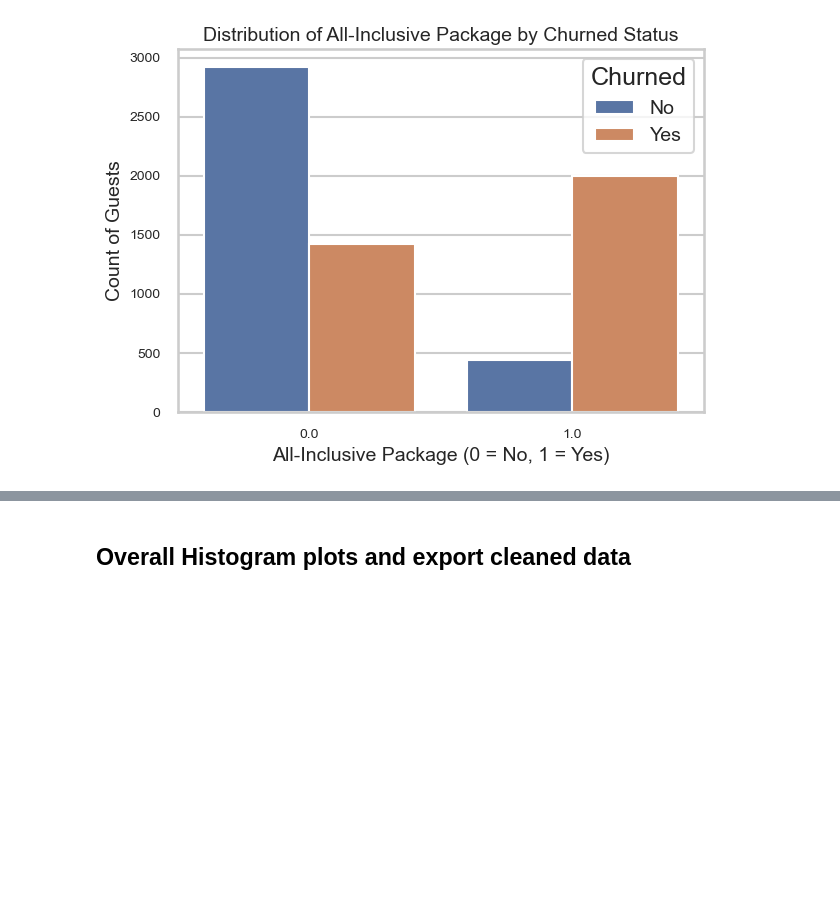
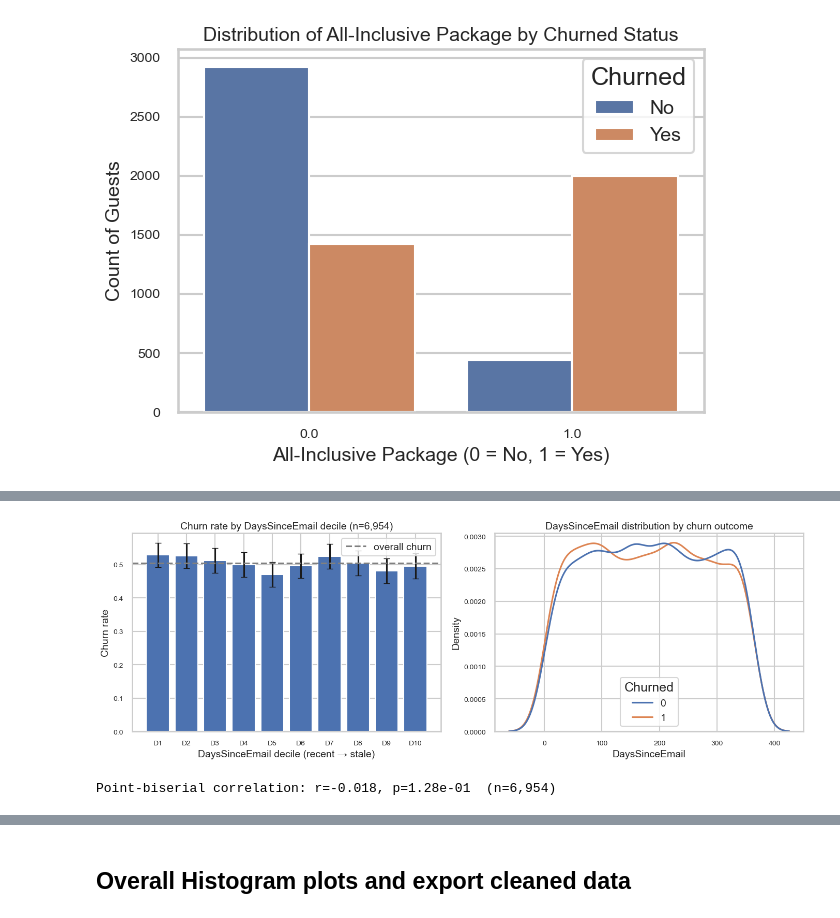
Before and after one commit to TerraIncognito-sudo/Team-Union, a Jupyter notebook: Nick/01_data_clean_and_validation.ipynb, the cells around one changed output, grey strips where cells are left out. Saved outputs shown, nothing was run; the diff lists cells and outputs as text; code cells hidden in the pictures; blank space fills up the shorter version.

```diff
--- a/Nick/01_data_clean_and_validation.ipynb
+++ b/Nick/01_data_clean_and_validation.ipynb
@@ -364,0 +404,41 @@ plt.show()
+# %%
+import pandas as pd
+import numpy as np
+import matplotlib.pyplot as plt
+import seaborn as sns
+from scipy.stats import pointbiserialr
+
+df = pd.read_csv("churn_cleaned.csv")
+sub = df[["DaysSinceEmail", "Churned"]].dropna()
+overall = sub["Churned"].mean()
+
+# Decile bins
+sub["Bin"] = pd.qcut(sub["DaysSinceEmail"], q=10, duplicates="drop")
+rate = sub.groupby("Bin")["Churned"].agg(["mean", "count"])
+rate["se"] = np.sqrt(rate["mean"] * (1 - rate["mean"]) / rate["count"])
+
+fig, axes = plt.subplots(1, 2, figsize=(14, 5))
+
+# 1. Churn rate by DaysSinceEmail decile
+axes[0].bar(range(len(rate)), rate["mean"], yerr=1.96 * rate["se"], capsize=4)
+axes[0].set_xticks(range(len(rate)))
+axes[0].set_xticklabels([f"D{i+1}" for i in range(len(rate))])
+axes[0].set_xlabel("DaysSinceEmail decile (recent → stale)")
+axes[0].set_ylabel("Churn rate")
+axes[0].set_title(f"Churn rate by DaysSinceEmail decile (n={len(sub):,})")
+axes[0].axhline(overall, ls="--", color="gray", label="overall churn")
+axes[0].legend()
+
+# 2. Distribution overlay
+sns.kdeplot(data=sub, x="DaysSinceEmail", hue="Churned", common_norm=False, ax=axes[1])
+axes[1].set_title("DaysSinceEmail distribution by churn outcome")
+
+plt.tight_layout()
+save_fig("days_since_email_by_churned_status_deciles")
+plt.show()
+
+r, p = pointbiserialr(sub["DaysSinceEmail"], sub["Churned"])
+print(f"Point-biserial correlation: r={r:.3f}, p={p:.2e}  (n={len(sub):,})")
+# %% [output]
+[figure, added]
+Point-biserial correlation: r=-0.018, p=1.28e-01  (n=6,954)
```
Also changed, not shown: parts of 8 cells of this notebook.
